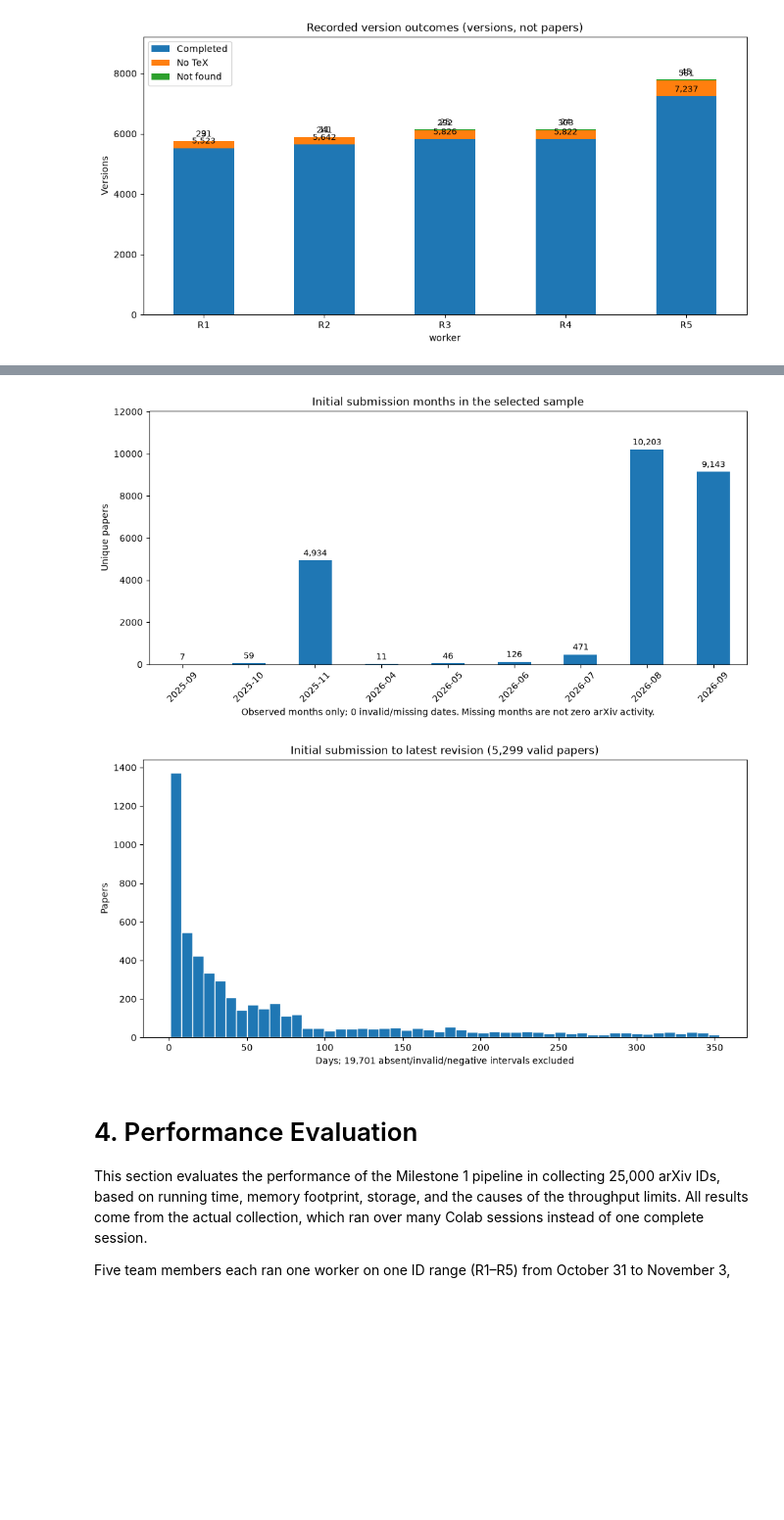
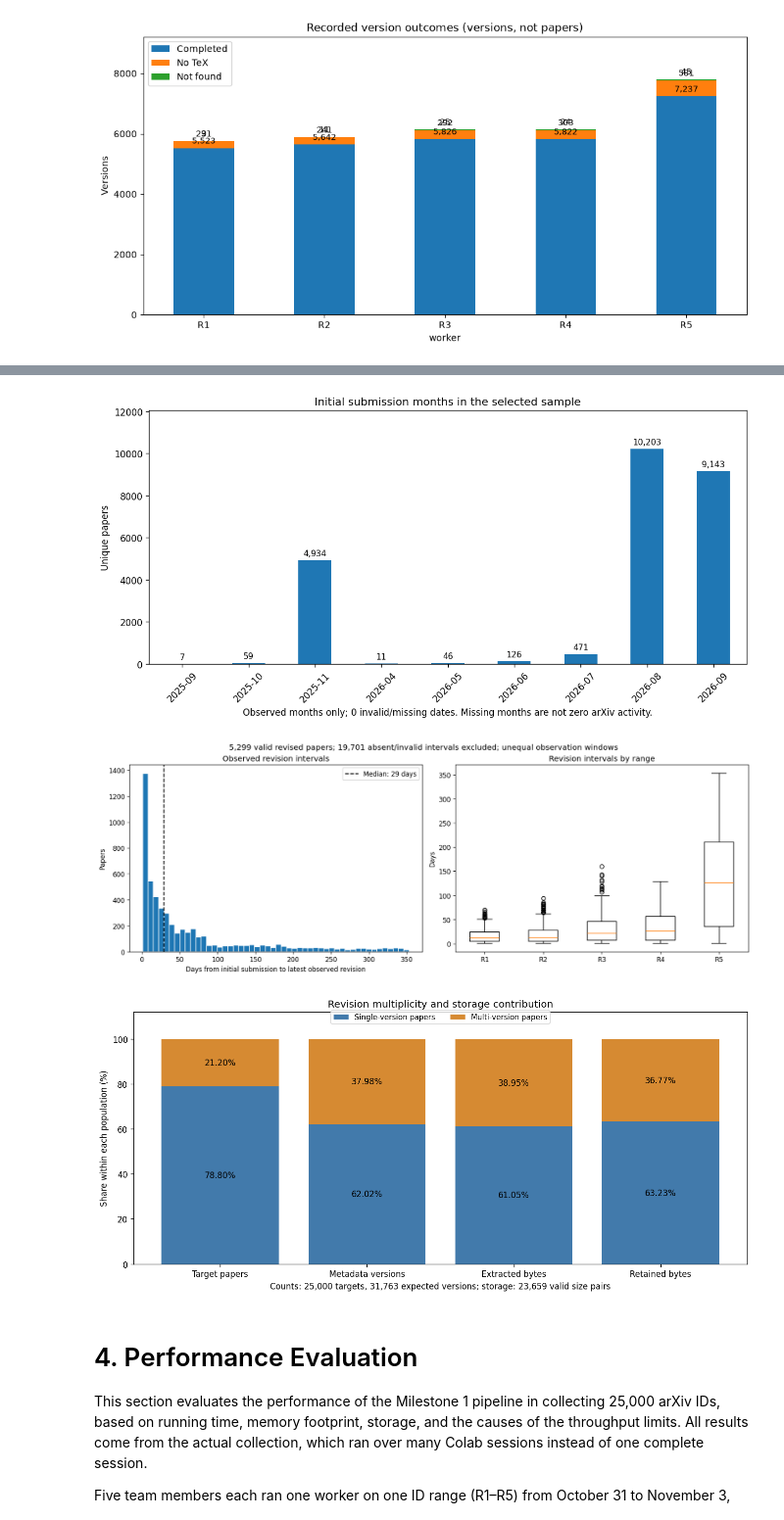
Before and after one commit to DuyNhat1705/Intro2DS-Group3-Report, a Jupyter notebook: Reports/Report.ipynb, the cells around one changed output, grey strips where cells are left out. Shown at 98% size. Cells and saved outputs as stored; diff of their text form; code cells hidden in the pictures; blank space fills up the shorter version.

```diff
--- a/Reports/Report.ipynb
+++ b/Reports/Report.ipynb
@@ -362,5 +623,6 @@ num_version = m1s3.num_version_34()
 primary_category = m1s3.primary_category_34()
 submission_timeline = m1s3.submission_timeline_34()
 revision_history = m1s3.revision_history_34()
+version_storage_profile = m1s3.version_storage_profile_34()
 # %% [output]
 [figure]
@@ -368,5 +630,6 @@ revision_history = m1s3.revision_history_34()
 [figure]
-[figure, old version]
+[figure, new version]
+[figure, added]
 # %% [markdown]
 # 4. Performance Evaluation
 
```
Also changed, not shown: parts of 8 cells of this notebook, 1 other file.
